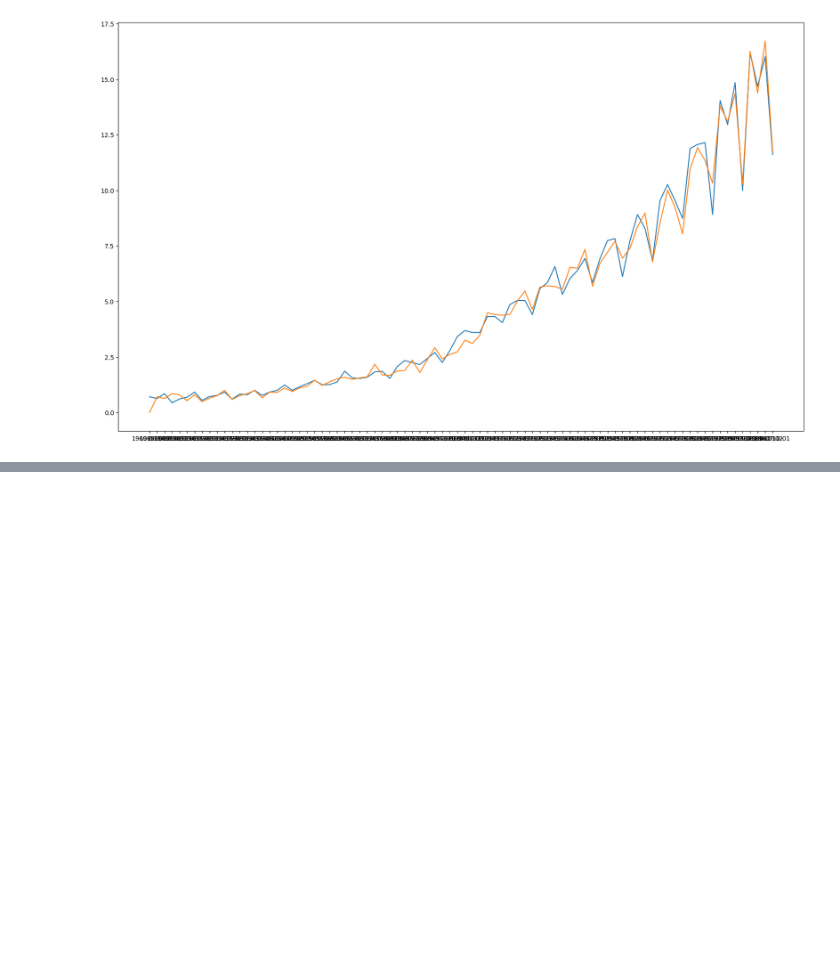
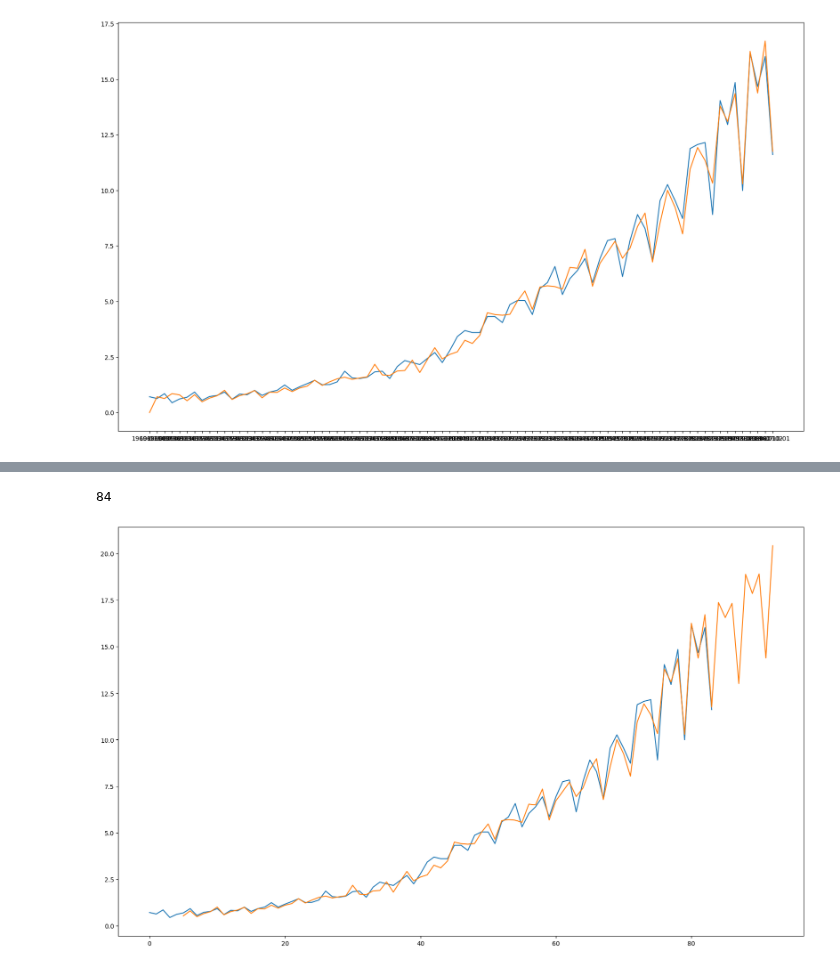
Before and after one commit to najibifar/Data_Analysis, a Jupyter notebook: Modling/Classification/TimeSeries001.ipynb, the cells around one changed output, grey strips where cells are left out. Cells and saved outputs as stored; diff of their text form; code cells hidden in the pictures; blank space fills up the shorter version.

```diff
--- a/Modling/Classification/TimeSeries001.ipynb
+++ b/Modling/Classification/TimeSeries001.ipynb
@@ -191,3 +191,6 @@ plt.plot(data2['date'], data2['sarimax'])
 plt.show()
 # %% [output]
 [figure]
+# %%
+data2['sarimax'][:5] = np.nan
+forecast = res.predict(start=len(data2), end=len(data2) + 8)
@@ -193,0 +212,13 @@ plt.show()
+# %%
+len(data2)
+# %% [output]
+84
+# %%
+forecast = pd.concat([data2['sarimax'], forecast])
+# %%
+plt.figure(figsize=(20, 12))
+plt.plot(data2['data'])
+plt.plot(forecast)
+plt.show()
+# %% [output]
+[figure, added]
```
Also changed, not shown: parts of 1 cell of this notebook.
